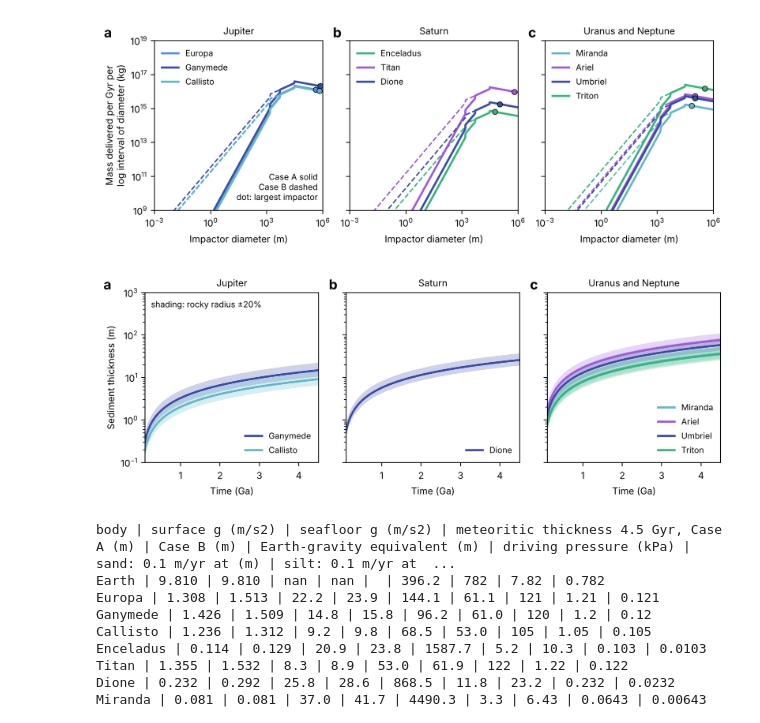
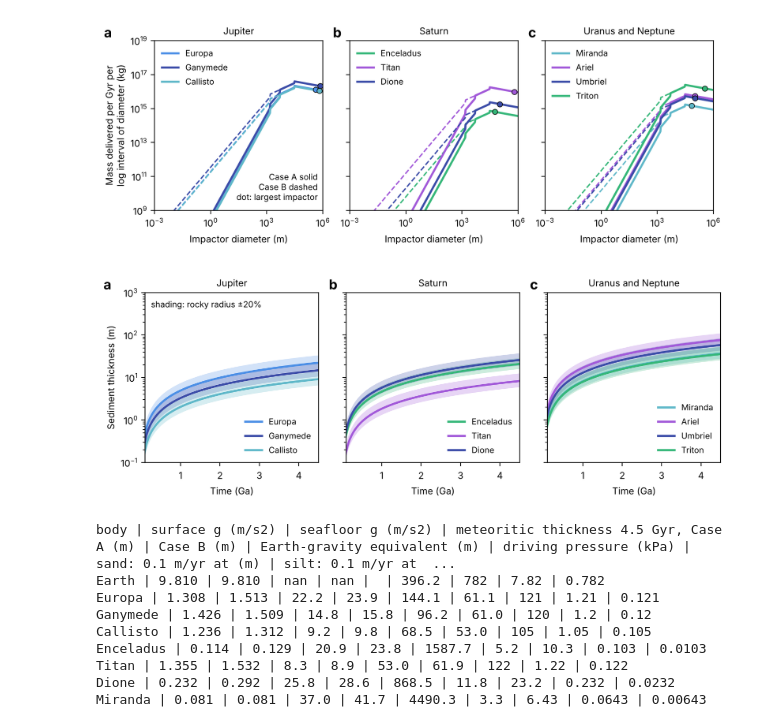
Before and after one commit to tectonic-hydrology/OW_seds, a Jupyter notebook: Figures_for_Randolph_Flagg_et_al_GRL_2025.ipynb, the cells around one changed output. Drawn from its saved outputs; the diff is of its cells as text; code cells hidden in the pictures.

Commit message:
Fig. S4: show the rocky-radius sensitivity for all ten bodies
Co-Authored-By: Claude Fable 5.2 <noreply@anthropic.com>
Claude-Session: https://claude.ai/code/session_013DBfh7D7wThAVNByrUnYko

```diff
--- a/Figures_for_Randolph_Flagg_et_al_GRL_2025.ipynb
+++ b/Figures_for_Randolph_Flagg_et_al_GRL_2025.ipynb
@@ -1385,27 +1385,24 @@ plt.savefig('FigS3_impactor_mass.png', dpi=600); plt.savefig('FigS3_impactor_mas
 # %% [output]
 [figure]
 # %%
-# Fig. S4: sensitivity of Case A sediment thickness to a +/-20% change in rocky-interior radius (shaded),
-# for the bodies whose interior structure is least constrained (all but Europa, Enceladus, and Titan).
-sens_groups = [('Jupiter', ['Ganymede', 'Callisto']), ('Saturn', ['Dione']),
-               ('Uranus and Neptune', ['Miranda', 'Ariel', 'Umbriel', 'Triton'])]
+# Fig. S4: sensitivity of Case A sediment thickness to a +/-20% change in rocky-interior radius (shaded), all ten bodies.
 fig, axs = plt.subplots(1, 3, figsize=(8.5, 3.2), sharey=True)
-for ax, (title, bodies) in zip(axs, sens_groups):
+for ax, (title, bodies) in zip(axs, sup_groups):
     for b in bodies:
         lo, hi = globals()['s_%s_A_maxr' % b], globals()['s_%s_A_minr' % b]
         ax.fill_between(time, lo, hi, color=body_color[b], alpha=0.25, linewidth=0)
         ax.plot(time, globals()['s_%s_A' % b], color=body_color[b], linewidth=2, label=b)
     ax.set_yscale('log'); ax.set_xlim(0.1, 4.5); ax.set_ylim(1e-1, 1e3)
     ax.set_title(title, fontsize=9); ax.set_xlabel('Time (Ga)')
     ax.legend(loc='lower right', fontsize=8, frameon=False)
 axs[0].set_ylabel('Sediment thickness (m)')
 axs[0].text(0.25, 4.5e2, 'shading: rocky radius ±20%', fontsize=8)
 plt.tight_layout(); plt.subplots_adjust(wspace=0.16)
 for ax, lab in zip(axs, 'abc'):
     ax.text(-0.1 if lab != 'a' else -0.24, 1.0, lab, transform=ax.transAxes, fontsize=13, weight='bold', va='bottom')
 plt.savefig('FigS4_radius_sensitivity.png', dpi=600); plt.savefig('FigS4_radius_sensitivity.pdf'); plt.show()
 # %% [output]
-[figure, old version]
+[figure, new version]
 # %%
 # Table S5 values: gravity, 4.5-Gyr meteoritic thickness, driving pressure, and the thickness at which seepage
 # falls to 0.1 m/yr (onset of chemical isolation) and 100 m/yr (thermal), for sand and silt.
```
